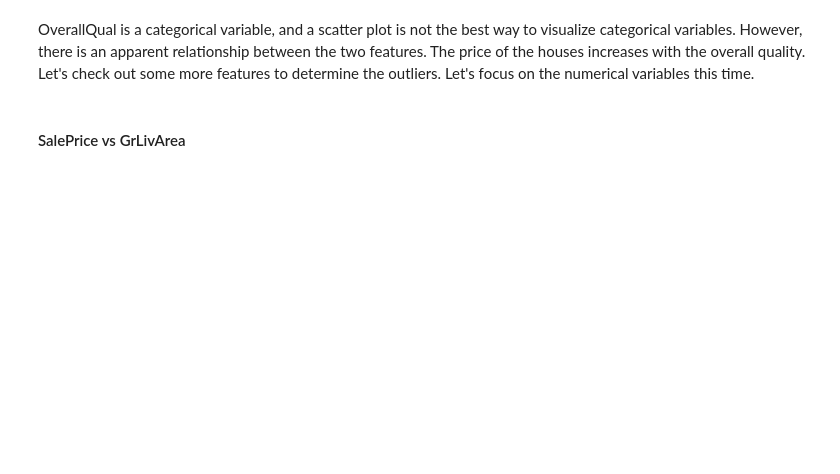
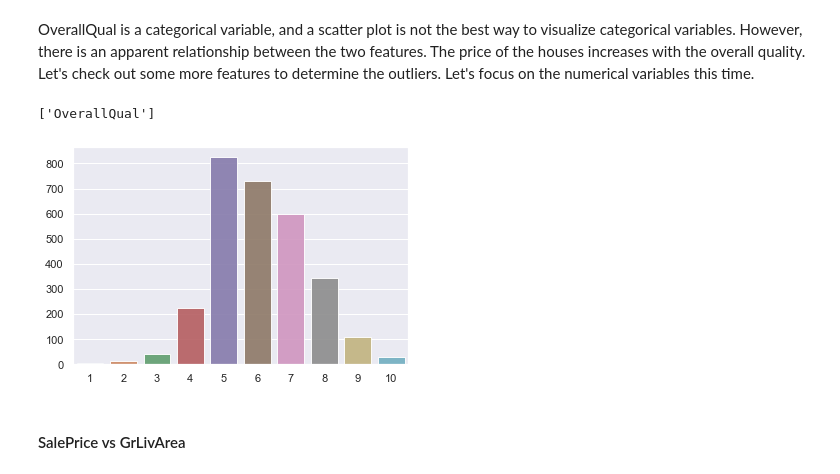
Before and after one commit to VikasNagare12/house-price-prediction, a Jupyter notebook: HousePricePrediction.ipynb, the cells around one changed output. Saved outputs shown, nothing was run; the diff lists cells and outputs as text; code cells hidden in the pictures; blank space fills up the shorter version.

```diff
--- a/HousePricePrediction.ipynb
+++ b/HousePricePrediction.ipynb
@@ -167,6 +191,11 @@ sns.heatmap(corr_new_train[['SalePrice']].sort_values(by=['SalePrice'],ascending
 [figure]
 # %% [markdown]
 These are the predictor variables sorted in a descending order starting with the most correlated one OverallQual. Let's put this one in a scatter plot and see how it looks.
+# %%
+catagorical_ordinal=[]
+numrical=[]
+numrical_mean=[]
+numrical_median=[]
 # %% [markdown]
 ####  SalePrice vs OverallQual
 # %%
@@ -183,5 +214,15 @@ customized_scatterplot(y = train_df.SalePrice, x = train_df.OverallQual)
 # %% [markdown]
 OverallQual is a categorical variable, and a scatter plot is not the best way to visualize categorical variables. However, there is an apparent relationship between the two features. The price of the houses increases with the overall quality. Let's check out some more features to determine the outliers. Let's focus on the numerical variables this time.
+# %%
+#all_data_df.OverallQual.isnull().sum()
+# no null values
+qual_count=all_data_df.OverallQual.value_counts().sort_index()
+sns.barplot(qual_count.index,qual_count.values,alpha=0.9)
+catagorical_ordinal.append('OverallQual')
+catagorical_ordinal
+# %% [output]
+['OverallQual']
+[figure, added]
 # %% [markdown]
 #### SalePrice vs GrLivArea
 # %%
```
Also changed, not shown: parts of 24 cells of this notebook.
